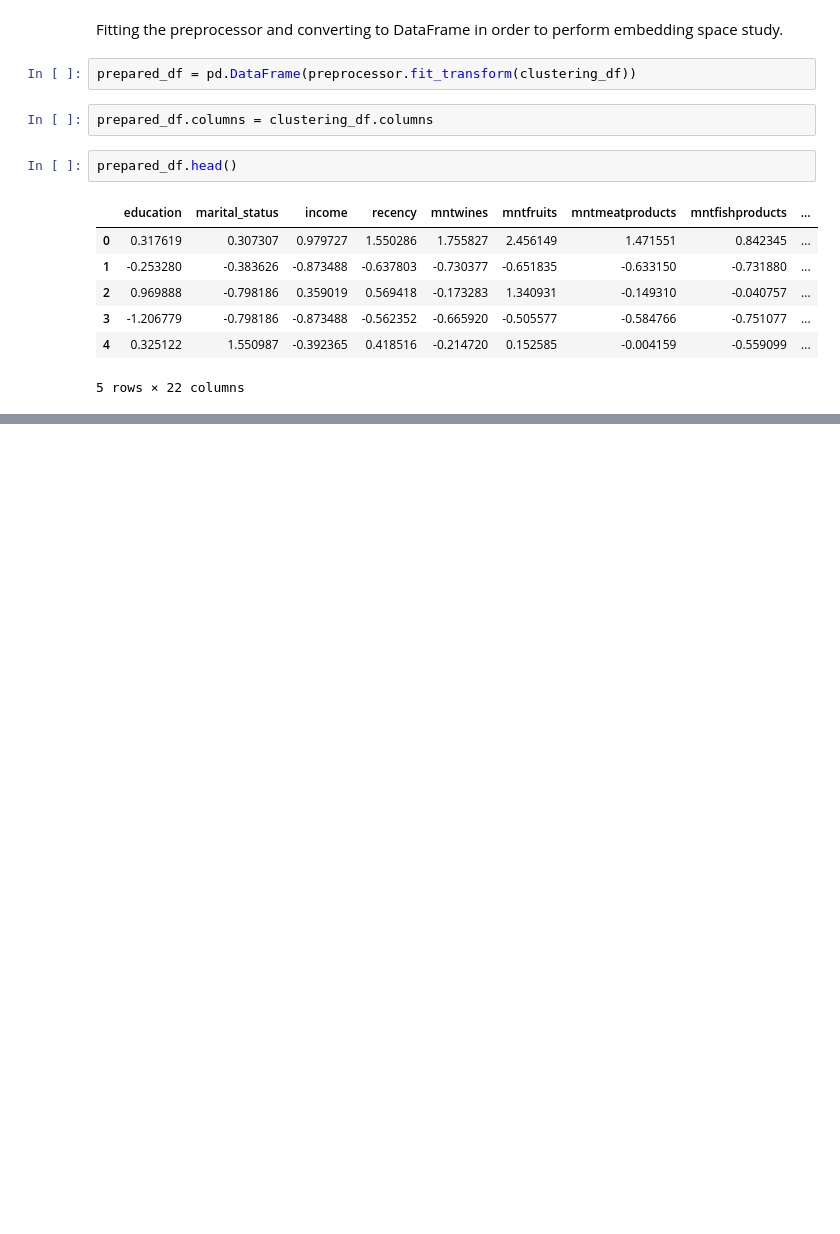
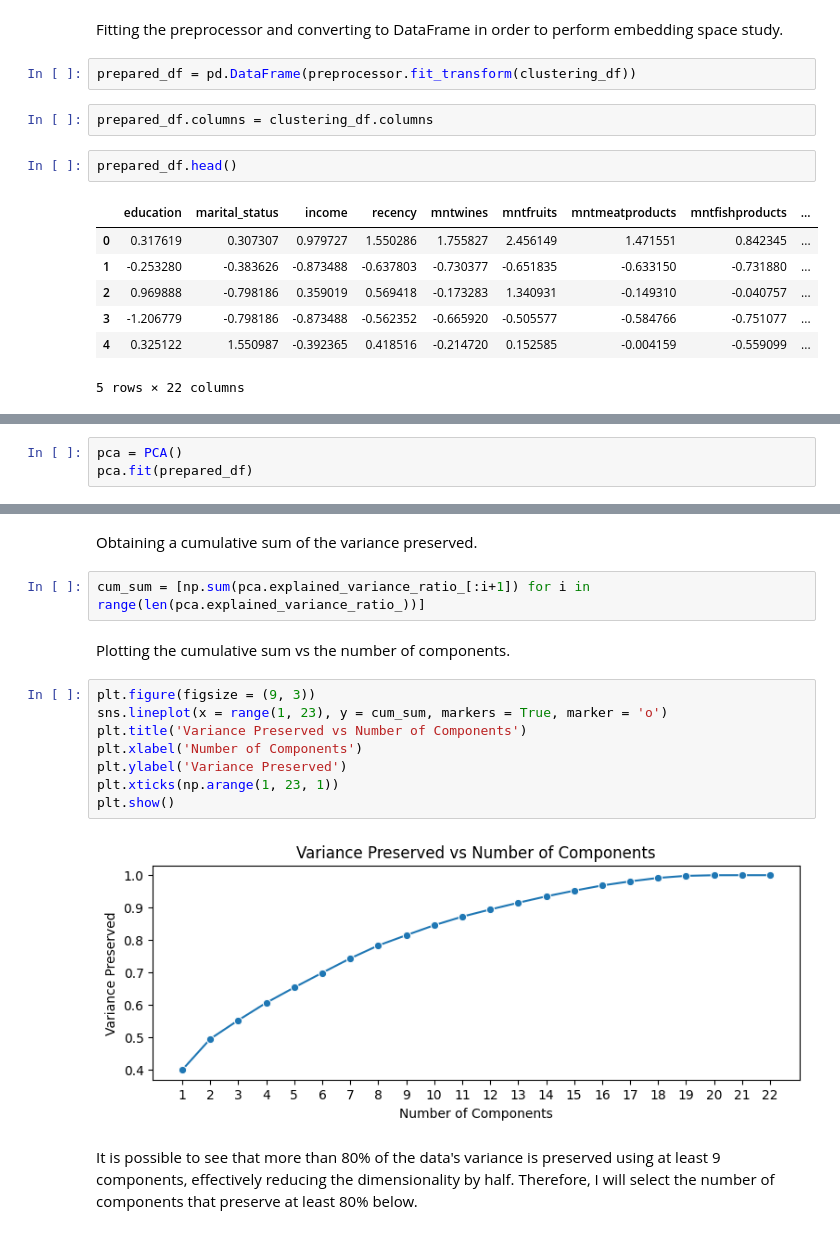
Before and after one commit to allmeidaapedro/Customer-Segmentation-Retail, a Jupyter notebook: notebooks/modelling.ipynb, the cells around one changed output, grey strips where cells are left out. Drawn from its saved outputs; the diff is of its cells as text; blank space fills up the shorter version.

```diff
--- a/notebooks/modelling.ipynb
+++ b/notebooks/modelling.ipynb
@@ -156,0 +157,3 @@ I apply PCA, a dimensionality reduction technique for some reasons:
+# %%
+pca = PCA()
+pca.fit(prepared_df)
@@ -156,0 +173,18 @@ I apply PCA, a dimensionality reduction technique for some reasons:
+# %% [markdown]
+Obtaining a cumulative sum of the variance preserved.
+# %%
+cum_sum = [np.sum(pca.explained_variance_ratio_[:i+1]) for i in range(len(pca.explained_variance_ratio_))]
+# %% [markdown]
+Plotting the cumulative sum vs the number of components.
+# %%
+plt.figure(figsize = (9, 3))
+sns.lineplot(x = range(1, 23), y = cum_sum, markers = True, marker = 'o')
+plt.title('Variance Preserved vs Number of Components')
+plt.xlabel('Number of Components')
+plt.ylabel('Variance Preserved')
+plt.xticks(np.arange(1, 23, 1))
+plt.show()
+# %% [output]
+[figure, added]
+# %% [markdown]
+It is possible to see that more than 80% of the data's variance is preserved using at least 9 components, effectively reducing the dimensionality by half. Therefore, I will select the number of components that preserve at least 80% below.
```
Also changed, not shown: parts of 9 cells of this notebook, 1 other file.
